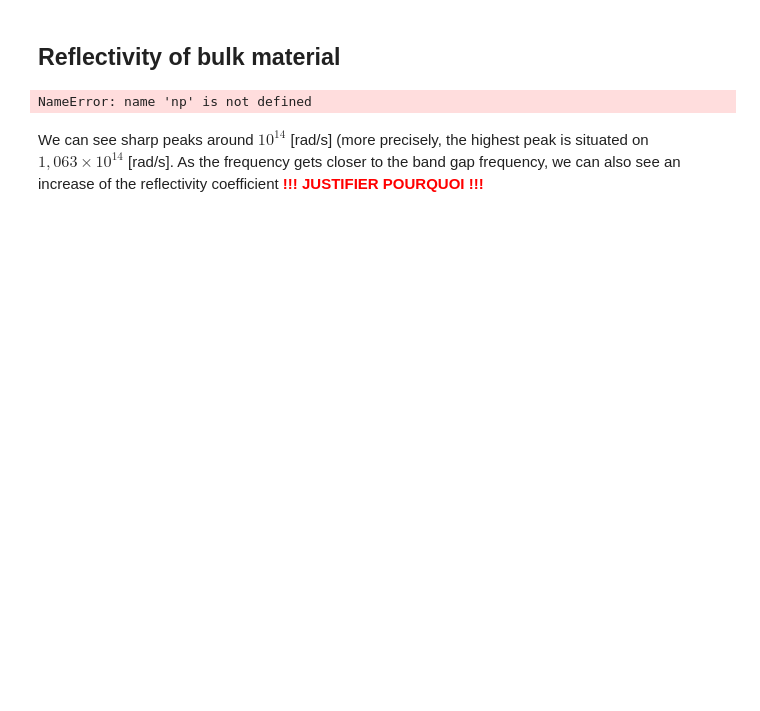
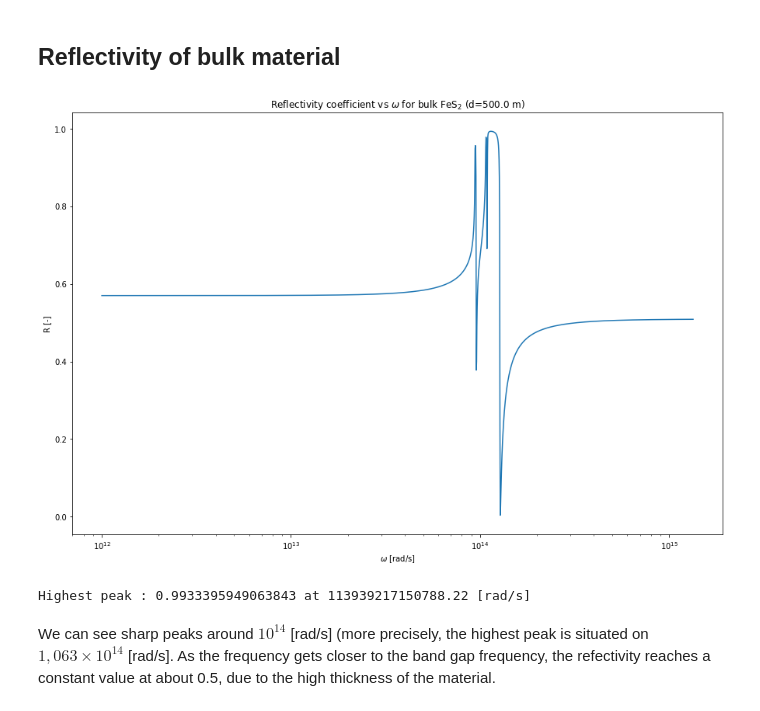
Before and after one commit to idommisse/lmapr2001, a Jupyter notebook: BLOCK2_2.ipynb, the cells around one changed output. Saved outputs shown, nothing was run; the diff lists cells and outputs as text; code cells hidden in the pictures; blank space fills up the shorter version.

```diff
--- a/BLOCK2_2.ipynb
+++ b/BLOCK2_2.ipynb
@@ -213,41 +239,24 @@ plt.show()
 # %% [markdown]
 ## Reflectivity of bulk material
 # %%
-#film thickness [µm]
-d = 1e6
-#ambient air
-nAir = 1
-kappaAir = 0
-N0 = 1 + 1j*0
-
-wavelength = 2*np.pi*3e14/omega
-beta = 2*np.pi*d*N1*cosphi1/wavelength
-
 #angle d'incidence [°]
 phi0 = 0
-N1 = complexN(omega)
-#sin et cos de l'angle d'incidence (air=>FeS2)
-sinphi0 = np.sin(phi0/180*np.pi)
-cosphi0 = np.sqrt(1-sinphi0**2)
-sinphi1 = N0*sinphi0/N1
-cosphi1 = np.sqrt(1-sinphi1**2)
-sinphi2 = N1*sinphi1/N0
-cosphi2 = np.sqrt(1-sinphi2**2)
-r01p = (N1*cosphi0-N0*cosphi1)/(N1*cosphi0+N0*cosphi1)
-r01s = (N0*cosphi0-N1*cosphi1)/(N0*cosphi0+N1*cosphi1)
-r12p = (N0*cosphi1-N1*cosphi2)/(N0*cosphi1+N1*cosphi2)
-r12s = (N1*cosphi1-N0*cosphi2)/(N1*cosphi1+N0*cosphi2)
-Rp = (r01p+r12p*np.exp(1j*(-2*beta)))/(1+r01p*r12p*np.exp(1j*(-2*beta)))
-Rs = (r01s+r12s*np.exp(1j*(-2*beta)))/(1+r01s*r12s*np.exp(1j*(-2*beta)))
-R = 0.5*(abs(Rp)**2+abs(Rs)**2)
+
+#film thickness [µm]
+d = 0.05e10
+
+R = computeR(d,omega,phi0)
+
 plt.figure(figsize=(15,10))
-plt.plot(omega,R,color='red')
-plt.title(r'Reflectivity coefficient vs $\omega$ for bulk FeS$_2$ (d={} cm)'.format(d/1e4))
+plt.plot(omega,R)
+plt.title(r'Reflectivity coefficient vs $\omega$ for bulk FeS$_2$ (d={} m)'.format(d/1e6))
 plt.xlabel(r'$\omega$ [rad/s]')
+plt.ylabel('R [-]')
 plt.xscale('log')
 plt.show()
 print("Highest peak : {0} at {1} [rad/s]".format(max(R),omega[np.argmax(R)]))
 # %% [output]
+[figure, added]
-NameError: name 'np' is not defined
+Highest peak : 0.9933395949063843 at 113939217150788.22 [rad/s]
 # %% [markdown]
-We can see sharp peaks around $10^{14}$ [rad/s] (more precisely, the highest peak is situated on $1,063\times 10^{14}$ [rad/s]. As the frequency gets closer to the band gap frequency, we can also see an increase of the reflectivity coefficient <span style="color:red">**!!! JUSTIFIER POURQUOI !!!**</span>
+We can see sharp peaks around $10^{14}$ [rad/s] (more precisely, the highest peak is situated on $1,063\times 10^{14}$ [rad/s]. As the frequency gets closer to the band gap frequency, the refectivity reaches a constant value at about 0.5, due to the high thickness of the material.
```
Also changed, not shown: parts of 27 cells of this notebook.
